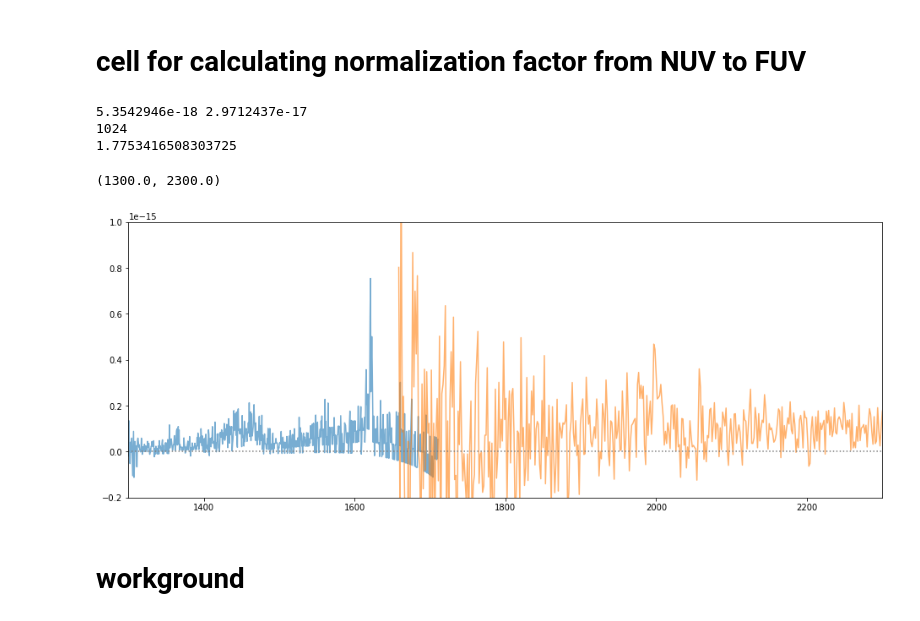
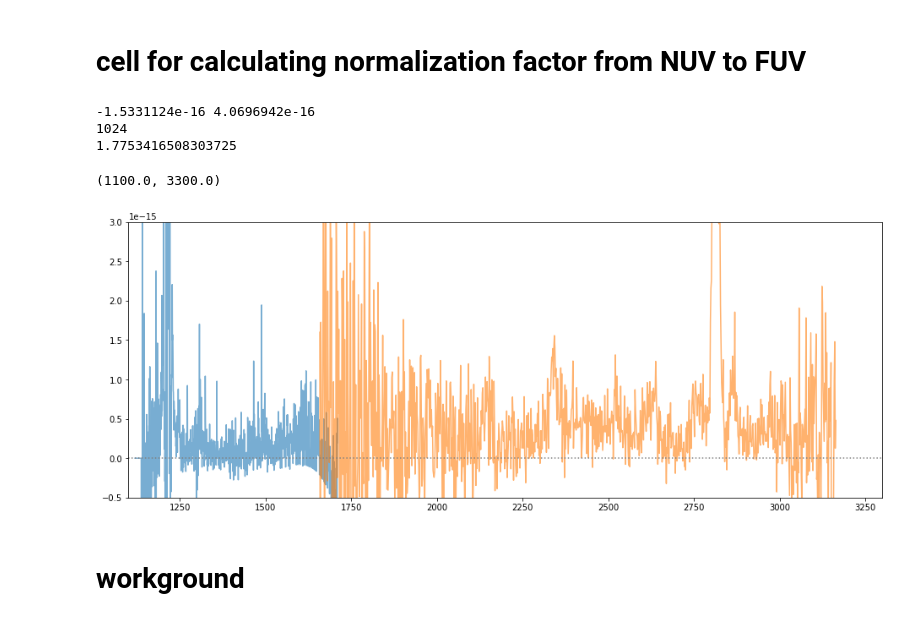
Before and after one commit to Anika019/UV_interaction_SN, a Jupyter notebook: line calculation.ipynb, the cells around one changed output. Saved outputs shown, nothing was run; the diff lists cells and outputs as text; code cells hidden in the pictures.

```diff
--- a/line calculation.ipynb
+++ b/line calculation.ipynb
@@ -440,7 +440,7 @@ def calc_normalization(fuvspec, nuvspec, fuv_cut_edge = 40, nuv_cut_edge =40):
     nuv = fits.open(nuvspec)
     fuv_ind = fuv[1].data['WAVELENGTH'][0]>nuv[1].data['WAVELENGTH'][0][nuv_cut_edge]
     nuv_ind = nuv[1].data['WAVELENGTH'][0]<fuv[1].data['WAVELENGTH'][0][-fuv_cut_edge]
-    scale = 4752/2184/(3325/2713)#np.average(fuv[1].data['FLUX'][0][fuv_ind][:-fuv_cut_edge])/np.average(nuv[1].data['FLUX'][0][nuv_ind][nuv_cut_edge:])
+    scale = (453*4+634*8)/634/((675*4+699*4)/675)#np.average(fuv[1].data['FLUX'][0][fuv_ind][:-fuv_cut_edge])/np.average(nuv[1].data['FLUX'][0][nuv_ind][nuv_cut_edge:])
     print(np.average(fuv[1].data['FLUX'][0][fuv_ind][:-fuv_cut_edge]),np.average(nuv[1].data['FLUX'][0][nuv_ind][nuv_cut_edge:]))
     plt.plot(fuv[1].data['WAVELENGTH'][0][:-fuv_cut_edge], fuv[1].data['FLUX'][0][:-fuv_cut_edge],
               alpha = 0.6)
@@ -452,21 +452,21 @@ def calc_normalization(fuvspec, nuvspec, fuv_cut_edge = 40, nuv_cut_edge =40):
     return scale
 # %%
 plt.figure(figsize=(16, 6))
-scale = calc_normalization('./reduced_spectra/2020aekp/2020aekp_d250FUV_x1d.fits',
-                  './reduced_spectra/2020aekp/2020aekp_d250NUV_x1d.fits',
+scale = calc_normalization('./reduced_spectra/2005ip/2005ip_d4337FUV_x1d.fits',
+                  './reduced_spectra/2005ip/2005ip_d4337NUV_x1d.fits',
                   fuv_cut_edge =10, nuv_cut_edge =50)
-#FUV 4752s/2184
-#NUV 3325/2713
+#FUV (453*4+634*8)/634
+#NUV (675*4+699*4)/675
 print(scale)
 plt.axhline(0, color = 'grey', linestyle = ':')
-plt.ylim(-2e-16, 1e-15)
-plt.xlim(1300, 2300)
+plt.ylim(-5e-16, 3e-15)
+plt.xlim(1100, 3300)
 # %% [output]
-5.3542946e-18 2.9712437e-17
+-1.5331124e-16 4.0696942e-16
 1024
 1.7753416508303725
-(1300.0, 2300.0)
+(1100.0, 3300.0)
-[figure, old version]
+[figure, new version]
 # %% [markdown]
 # workground
 # %%
```
Also changed, not shown: parts of 5 cells of this notebook, 2 other files.
